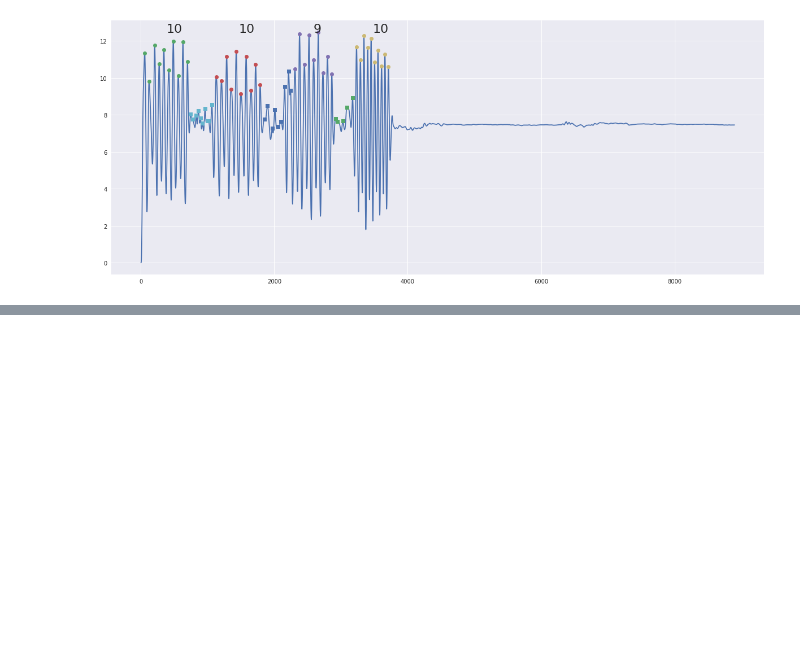
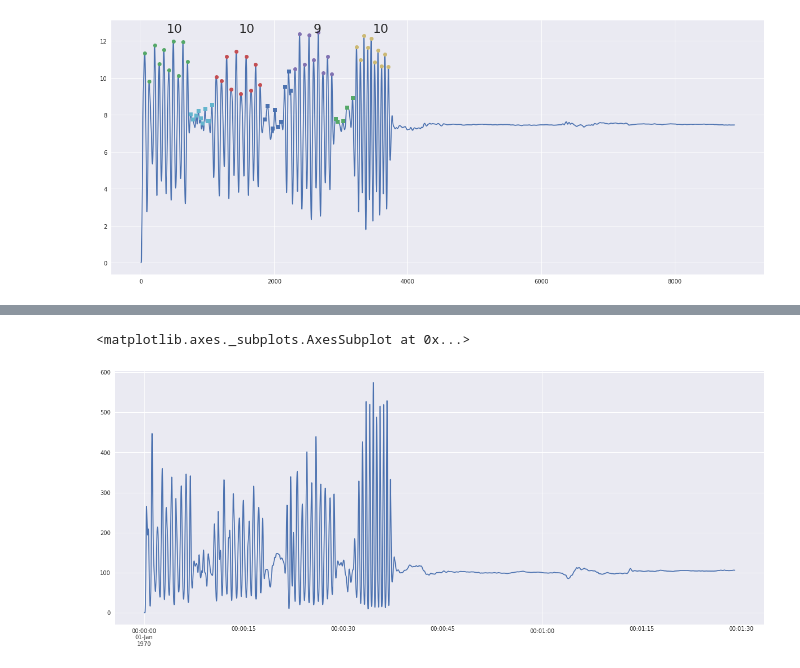
Before and after one commit to pdkit/pdkit, a Jupyter notebook: notebooks/ACC_WALK_TURN_DETECTION.ipynb, the cells around one changed output, grey strips where cells are left out. Drawn from its saved outputs; the diff is of its cells as text; code cells hidden in the pictures; blank space fills up the shorter version.

```diff
--- a/notebooks/ACC_WALK_TURN_DETECTION.ipynb
+++ b/notebooks/ACC_WALK_TURN_DETECTION.ipynb
@@ -240,0 +244,5 @@ plot_walks_turns(df.y.values)
+# %%
+(df.x * df.y * df.z).plot()
+# %% [output]
+<matplotlib.axes._subplots.AxesSubplot at 0x...>
+[figure, added]
```
Also changed, not shown: parts of 45 cells of this notebook, 1 other file.
